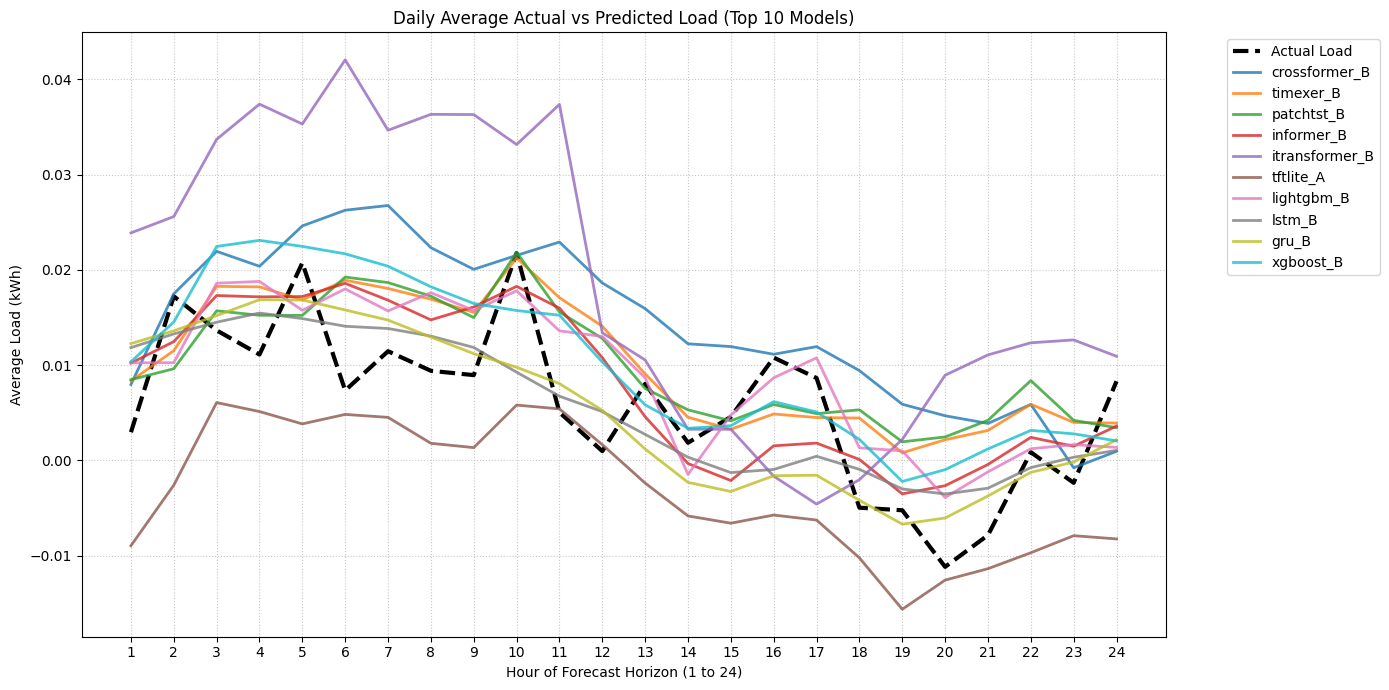
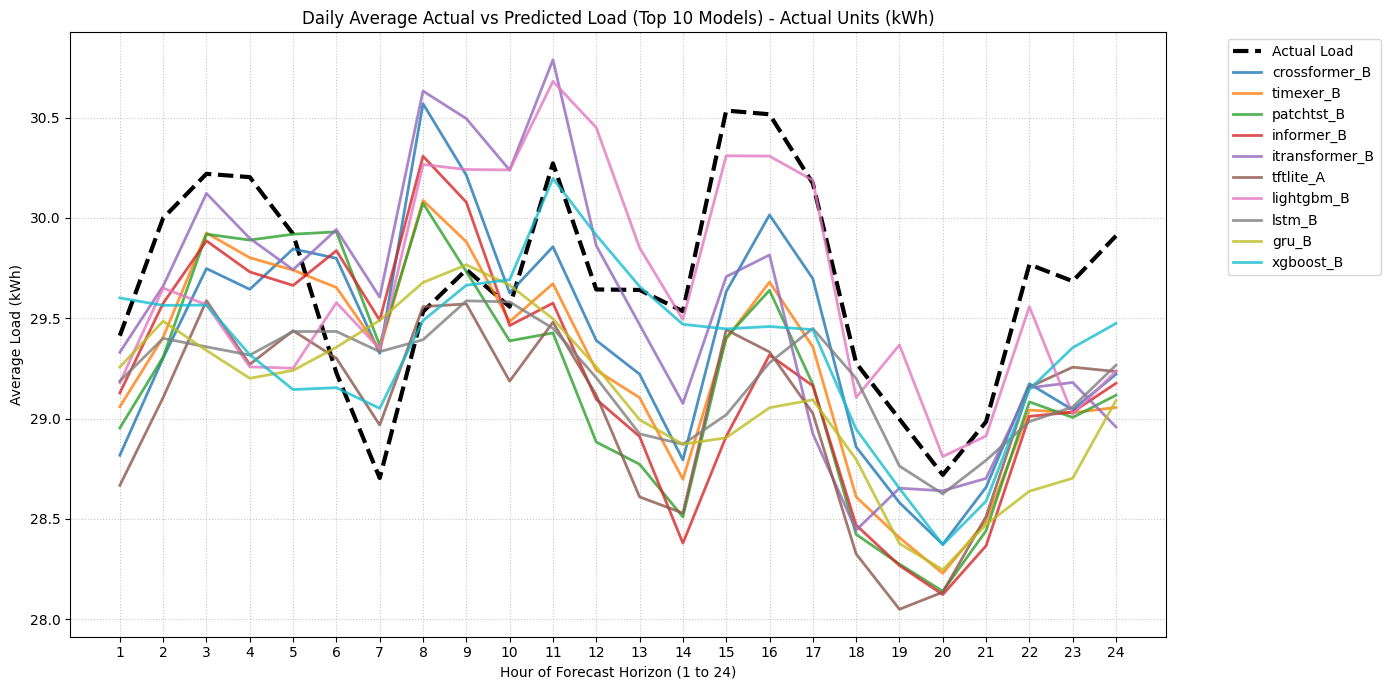
Code edit (unified diff) that turned the first committed figure into the second:
--- before
+++ after
@@ -44,13 +44,17 @@
             mean_pred = fn(yh, exo)
 
-    # Convert to numpy if it's a tensor, then average over the batch dimension
-    if torch.is_tensor(mean_pred):
-        mean_pred = mean_pred.cpu().numpy()
+    # Convert back to tensor if it's numpy (e.g. XGBoost) so we can use load_transform.undo_transform
+    if not torch.is_tensor(mean_pred):
+        mean_pred = torch.tensor(mean_pred, device=DEV)
 
-    avg_preds[f"{name}_{cond}"] = mean_pred.mean(axis=0)
+    # Undo the Box-Cox transformation to get actual kWh
+    mean_pred_unnorm = load_transform.undo_transform(mean_pred)
+
+    avg_preds[f"{name}_{cond}"] = mean_pred_unnorm.mean(dim=0).cpu().numpy()
 
 # Get the actual un-transformed average load for the same batch
 _, actual_yf, _, _ = train.gather(TE_SIM, b, s, False, load_transform, DEV)
-actual_avg = actual_yf.mean(dim=0).cpu().numpy()
+actual_yf_unnorm = load_transform.undo_transform(actual_yf)
+actual_avg = actual_yf_unnorm.mean(dim=0).cpu().numpy()
 
 # 3. Plot Actual vs Predicted
@@ -61,5 +65,5 @@
     plt.plot(pred, label=name_cond, alpha=0.8, linewidth=2)
 
-plt.title('Daily Average Actual vs Predicted Load (Top 10 Models)')
+plt.title('Daily Average Actual vs Predicted Load (Top 10 Models) - Actual Units (kWh)')
 plt.xlabel('Hour of Forecast Horizon (1 to 24)')
 plt.ylabel('Average Load (kWh)')

Commit: Created using Colab